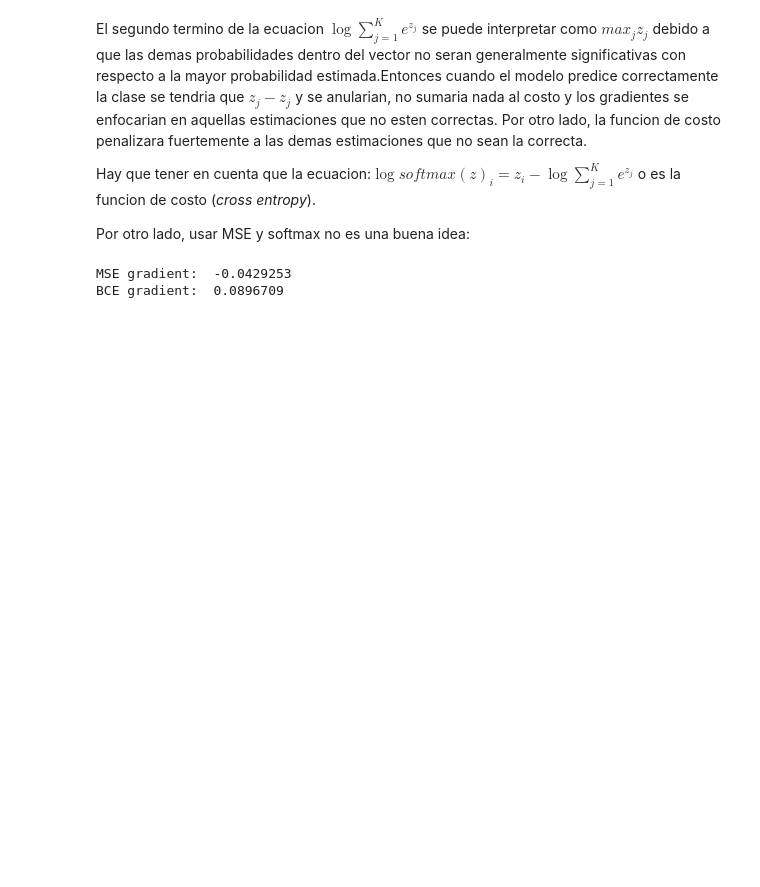
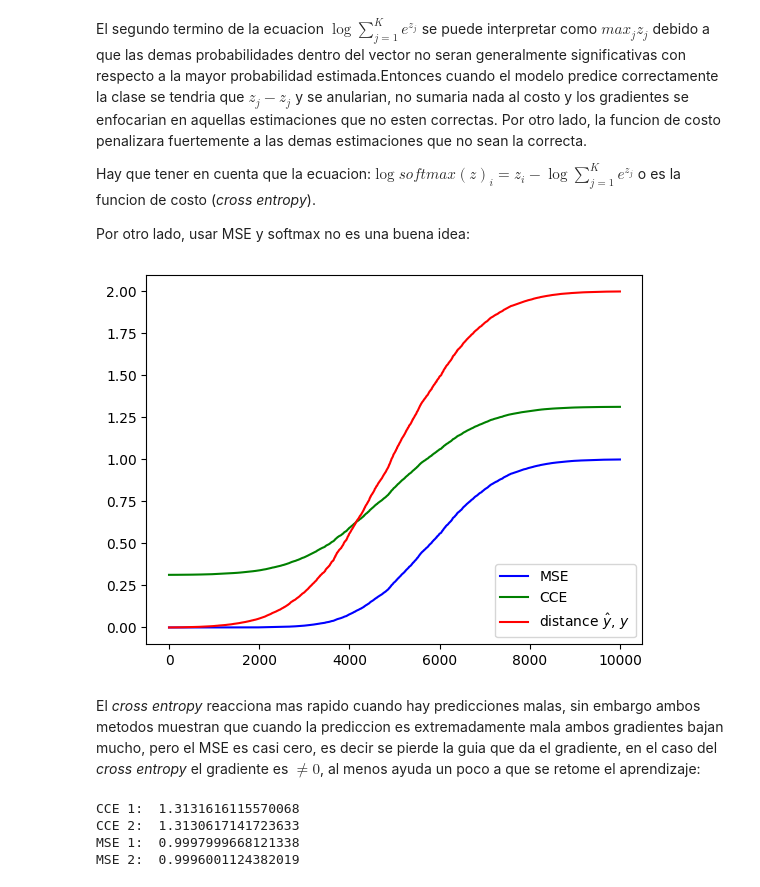
Before and after one commit to fabiogomez11c/hundred_concepts, a Jupyter notebook: deep_feedforward_networks.ipynb, the cells around one changed output. Saved outputs shown, nothing was run; the diff lists cells and outputs as text; code cells hidden in the pictures; blank space fills up the shorter version.

Commit message:
progress with softmax learning

```diff
--- a/deep_feedforward_networks.ipynb
+++ b/deep_feedforward_networks.ipynb
@@ -348,24 +348,62 @@ El segundo termino de la ecuacion $\log \sum_{j=1}^K e^{z_j}$ se puede interpret
 Hay que tener en cuenta que la ecuacion:$\log softmax(z)_i = z_i - \log \sum_{j=1}^K e^{z_j}$ o es la funcion de costo (*cross entropy*).
 
 Por otro lado, usar MSE y softmax no es una buena idea:
-# %%
-MSE = torch.nn.MSELoss()  # error MSE
-CCE = torch.nn.CrossEntropyLoss()  # error de categorical cross entropy
-
-# una serie de y verdaderos y predicciones
-y_true_1 = torch.tensor([0, 0, 1, 1], dtype=torch.float32)
-y_pred_1 = torch.tensor([0.9, 0.1, 0.1, 0.9], dtype=torch.float32)
-# y_pred_1.requires_grad = True
-y_pred_2 = torch.tensor([0.901, 0.099, 0.0099, 0.901], dtype=torch.float32)
-
-# calculo de los errores
-mse_1 = MSE(y_true_1, y_pred_1)
-ce_1 = CCE(y_true_1, y_pred_1)
-mse_2 = MSE(y_true_1, y_pred_2)
-ce_2 = CCE(y_true_1, y_pred_2)
-
-print('MSE gradient: ', mse_1.numpy() - mse_2.numpy())
-print('BCE gradient: ', ce_1.numpy() - ce_2.numpy())
-# %% [output]
-MSE gradient:  -0.0429253
-BCE gradient:  0.0896709
+# %%
+MSE = torch.nn.MSELoss()  # error MSE
+CCE = torch.nn.CrossEntropyLoss()  # error de categorical cross entropy
+softm = torch.nn.Softmax(dim=0)  # softmax
+
+# crea una serie de resultados de funciones de costo
+mses = []
+cces = []
+distances = []
+for i in range(10000):
+    # genera el vector con los true values
+    y_true = torch.tensor([1, 0], dtype=torch.float32)
+
+    # genera los valores predichos
+    y_pred = torch.rand(2, dtype=torch.float32).uniform_(0, 10)
+    y_pred = softm(y_pred)
+
+    mses.append(MSE(y_true, y_pred).item())
+    cces.append(CCE(y_true, y_pred).item())
+    distances.append((y_true - y_pred).abs().sum().item())
+
+# zip and sort the results
+data_mse = list(zip(mses, distances))
+data_cce = list(zip(cces, distances))
+data_mse.sort(key=lambda x: x[0])
+data_cce.sort(key=lambda x: x[0])
+
+# create numpy array
+data_mse = np.array(data_mse)
+data_cce = np.array(data_cce)
+# %%
+plt.plot(data_mse[:, 0], label='MSE', color='blue')
+plt.plot(data_cce[:, 0], label='CCE', color='green')
+plt.legend(loc='upper left')
+
+plt.plot(data_mse[:, 1], label='distance $\hat{y}$, $y$', color='red')
+plt.legend(loc='lower right')
+plt.show()
+# %% [output]
+[figure, added]
+# %% [markdown]
+El *cross entropy* reacciona mas rapido cuando hay predicciones malas, sin embargo ambos metodos muestran que cuando la prediccion es extremadamente mala ambos gradientes bajan mucho, pero el MSE es casi cero, es decir se pierde la guia que da el gradiente, en el caso del *cross entropy* el gradiente es $\neq 0$, al menos ayuda un poco a que se retome el aprendizaje:
+# %%
+# calculo de los errores cuando la prediccion es muy mala y ademas se cambia solo
+# un poco el valor de la prediccion para ver el cambio en la funcion de costo
+y_true = torch.tensor([1, 0], dtype=torch.float32)
+y_pred = torch.tensor([0.0001, 0.9999], dtype=torch.float32)
+y_pred_2 = torch.tensor([0.0002, 0.9998], dtype=torch.float32)
+# calculo del cross entropy
+print('CCE 1: ', CCE(y_true, y_pred).item())
+print('CCE 2: ', CCE(y_true, y_pred_2).item())
+# calculo del MSE
+print('MSE 1: ', MSE(y_true, y_pred).item())
+print('MSE 2: ', MSE(y_true, y_pred_2).item())
+# %% [output]
+CCE 1:  1.3131616115570068
+CCE 2:  1.3130617141723633
+MSE 1:  0.9997999668121338
+MSE 2:  0.9996001124382019
```
Also changed, not shown: parts of 7 cells of this notebook, 2 other files.
